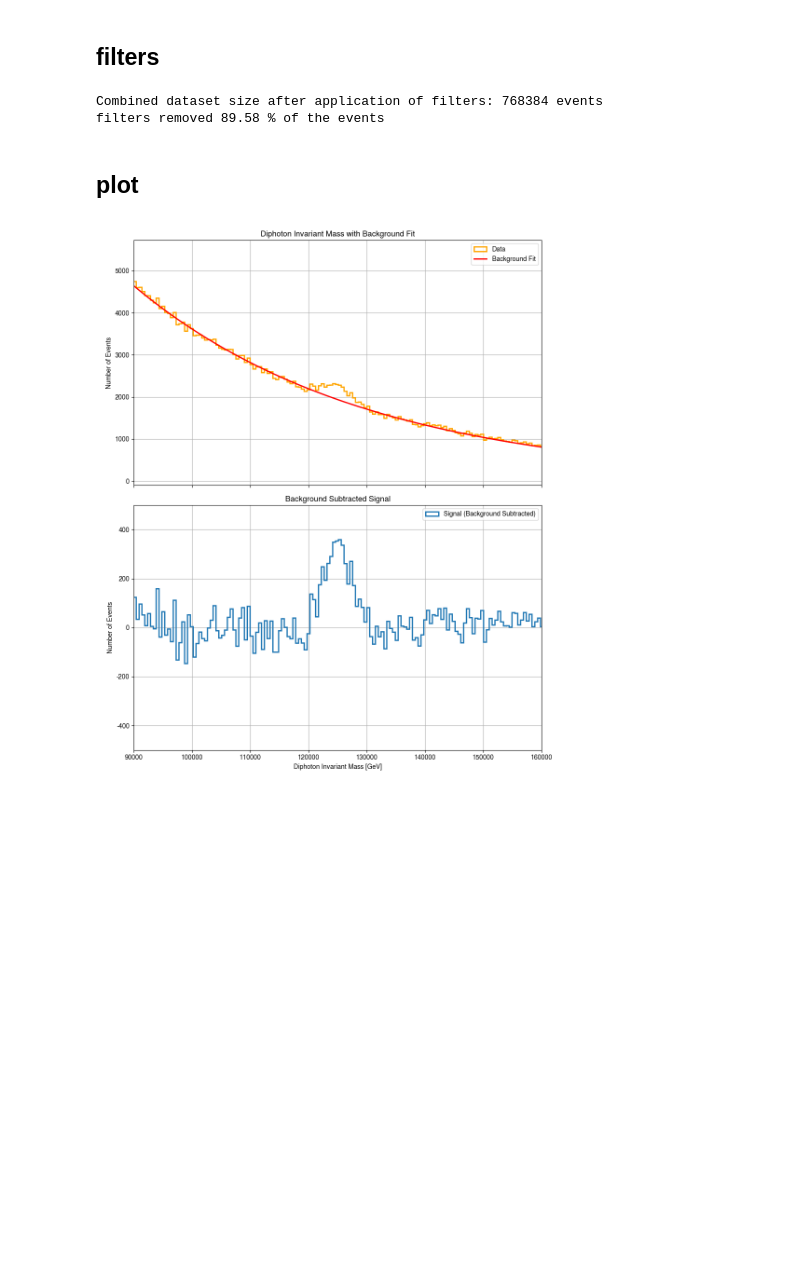
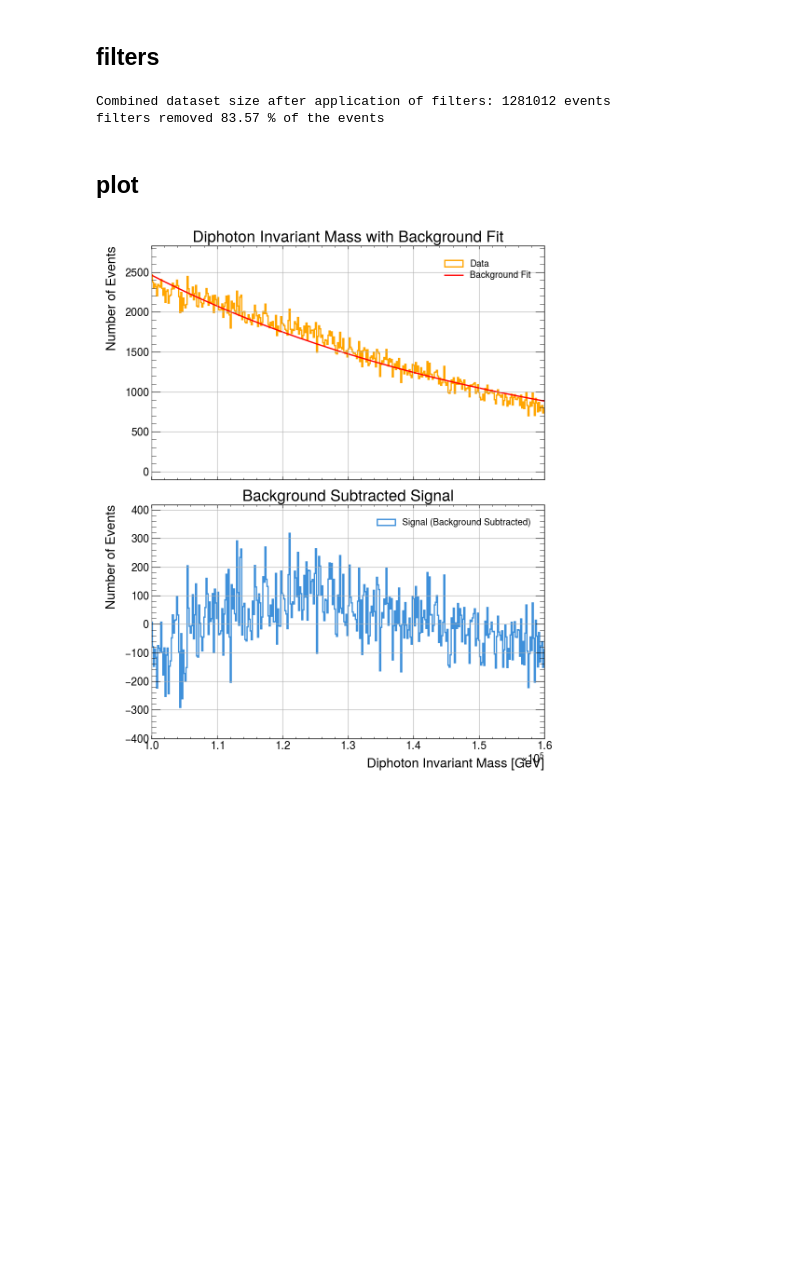
Before and after one commit to phgilde/sak-annecy-2024, a Jupyter notebook: notebook_Larissa_2.ipynb, the cells around one changed output. Saved outputs shown, nothing was run; the diff lists cells and outputs as text; code cells hidden in the pictures.

Commit message:
plot

```diff
--- a/notebook_Larissa_2.ipynb
+++ b/notebook_Larissa_2.ipynb
@@ -108,41 +110,39 @@ Percentage of MC: 0.08137 %
 # %% [markdown]
 ## filters
 # %%
-# Set thresholds
-photon_pt_threshold_lead = 25000  # 25 GeV for the leading photon
-photon_pt_threshold_sublead = 20000  # 20 GeV for the subleading photon
-n_allowed_jets = 2  # Allow up to two jets above the threshold
-jet_pt_threshold = 30000  # 30 GeV in MeV
-photon_eta_threshold = 2.37  # Eta cut to ensure photons are in the detector acceptance
-photon_isolation_threshold = 8000  # Isolation threshold, adjust based on data
-photon_eta_threshold = 2.5  # Allow photons in a slightly wider pseudorapidity range
-
+# Set more restrictive thresholds
+photon_pt_threshold_lead = 45000  # 40 GeV for the leading photon
+photon_pt_threshold_sublead = 30000  # 30 GeV for the subleading photon
+n_allowed_jets = 1  # Allow only one jet above the threshold
+jet_pt_threshold = 40000  # 40 GeV in MeV for jet pT threshold
+photon_eta_threshold = 2  # Stricter eta cut to ensure photons are within detector acceptance
+photon_isolation_threshold = 5000  # Tighten the isolation threshold to 5000 MeV
 
 
 for event in range(len(photon_pt)):
     sorted_indices = np.argsort(photon_pt[event])[::-1]  # Sort photon transverse momenta in descending order
 
 
-
-# Photon pT Cuts
-    # Photon pT Cuts (Loosened for subleading photon)
+    # Photon pT Cuts (Tightened for both photons)
     if photon_pt[event][sorted_indices[0]] < photon_pt_threshold_lead or photon_pt[event][sorted_indices[1]] < photon_pt_threshold_sublead:
         continue  # Skip this event if either photon doesn't pass the pT cut
 
-    # Jet Veto (Allow up to two jets)
+    # Jet Veto (Allow up to 1 jet)
     if sum(jet > jet_pt_threshold for jet in jet_pt[event]) > n_allowed_jets:
-        continue  # Skip this event if there are more than 2 jets above the threshold
+        continue  # Skip this event if there is more than 1 jet above the threshold
 
-    # Photon ID and Isolation Cuts (Loosened Isolation)
+    # Photon ID and Isolation Cuts (Tightened)
     if not photon_isTightID[event][sorted_indices[0]] or not photon_isTightID[event][sorted_indices[1]]:
-        continue  # Tight ID filter
+        continue  # Still use the tight ID filter
 
     if photon_isolation[event][sorted_indices[0]] > photon_isolation_threshold or photon_isolation[event][sorted_indices[1]] > photon_isolation_threshold:
-        continue  # Skip if either photon fails the isolation cut
+        continue  # Skip this event if either photon fails the tighter isolation cut
 
-    # Pseudorapidity (Eta) Cuts (Loosened)
+    # Pseudorapidity (Eta) Cuts (Tightened)
+    photon_eta_threshold = 2.0  # Stricter eta cut, reducing from 2.5 to 2.0
+
     if abs(photon_eta[event][sorted_indices[0]]) > photon_eta_threshold or abs(photon_eta[event][sorted_indices[1]]) > photon_eta_threshold:
-        continue  # Slightly relax eta cut to 2.5
+        continue  # Skip this event if either photon is outside the tighter eta range
 
 
 
@@ -166,14 +166,14 @@ number_events_filter = len(masses)
 print(f"Combined dataset size after application of filters: {number_events_filter} events")
 print("filters removed {:.2f} % of the events".format(100-(number_events_filter/number_events_input)*100))
 # %% [output]
-Combined dataset size after application of filters: 768384 events
-filters removed 89.58 % of the events
+Combined dataset size after application of filters: 1281012 events
+filters removed 83.57 % of the events
 # %% [markdown]
 ## plot
 # %%
 # Plotting the invariant mass distribution
 plt.figure(figsize=(10, 7))
-hist, bins, _ = plt.hist(masses, bins=5000, histtype='step', linewidth=2, label="Data")
+hist, bins, _ = plt.hist(masses, bins=10000, histtype='step', linewidth=2, label="Data")
 bin_centers = (bins[:-1] + bins[1:]) / 2
 
 # Define an exponential function for the background
@@ -184,7 +184,7 @@ param_a = 3500
 param_b = 1/100000
 
 # Fit the background in a sideband region (excluding the signal region)
-sideband_mask = ((bin_centers > 0.9e5) & (bin_centers < 1.2e5)) | ((bin_centers > 1.3e5) & (bin_centers < 1.6e5)) # Exclude 115-135 GeV region
+sideband_mask = ((bin_centers > 1e5) & (bin_centers < 1.2e5)) | ((bin_centers > 1.3e5) & (bin_centers < 1.6e5)) # Exclude 115-135 GeV region
 popt, _ = curve_fit(poly_background, bin_centers[sideband_mask], hist[sideband_mask], p0=(param_a, param_b))
 
 # Calculate the background across the entire range
@@ -194,36 +194,36 @@ background = poly_background(bin_centers, *popt)
 signal = hist - background
 
 plt.clf()
 
 # Create a figure with two subplots
 fig, (ax1, ax2) = plt.subplots(2, 1, figsize=(10, 12), sharex=True)
 
 # Subplot 1: Signal + Background fit
 ax1.hist(bin_centers, bins=bins, weights=hist, histtype='step', linewidth=2, label="Data", color="orange")
 ax1.plot(bin_centers, background, 'r-', label="Background Fit", linewidth=2)
 ax1.set_ylabel("Number of Events")
 ax1.set_title("Diphoton Invariant Mass with Background Fit")
 ax1.legend()
 ax1.grid(True)
 ax1.set_ylim(-100, max(hist)+100)
 
 # Subplot 2: Background Subtracted Signal
 ax2.hist(bin_centers, bins=bins, weights=signal, histtype='step', linewidth=2, label="Signal (Background Subtracted)")
 ax2.set_xlabel("Diphoton Invariant Mass [GeV]")
 ax2.set_ylabel("Number of Events")
 ax2.set_title("Background Subtracted Signal")
 ax2.legend()
 ax2.grid(True)
-ax2.set_ylim(-500, 500)
+ax2.set_ylim(-400, max(signal)+100)
 
 # Apply ATLAS style for both plots
 hep.style.use("ATLAS")
 
-plt.xlim(0.9e5, 1.6e5)
+plt.xlim(1e5, 1.6e5)
 plt.tight_layout()
 plt.show()
 # %% [output]
-[figure, old version]
+[figure, new version]
 [figure]
 # %%
 # Assuming 'signal' contains the signal (background-subtracted data)
```
Also changed, not shown: parts of 2 cells of this notebook.
